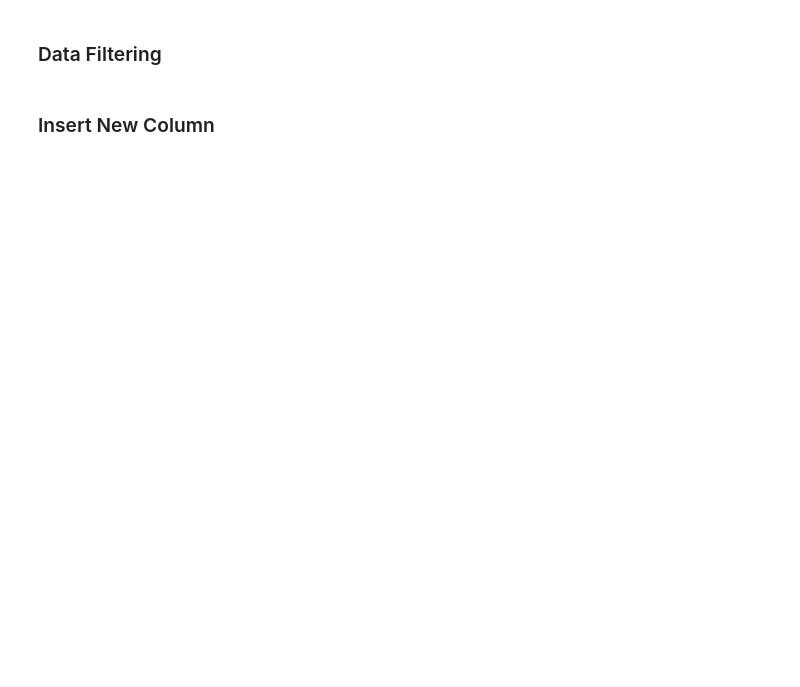
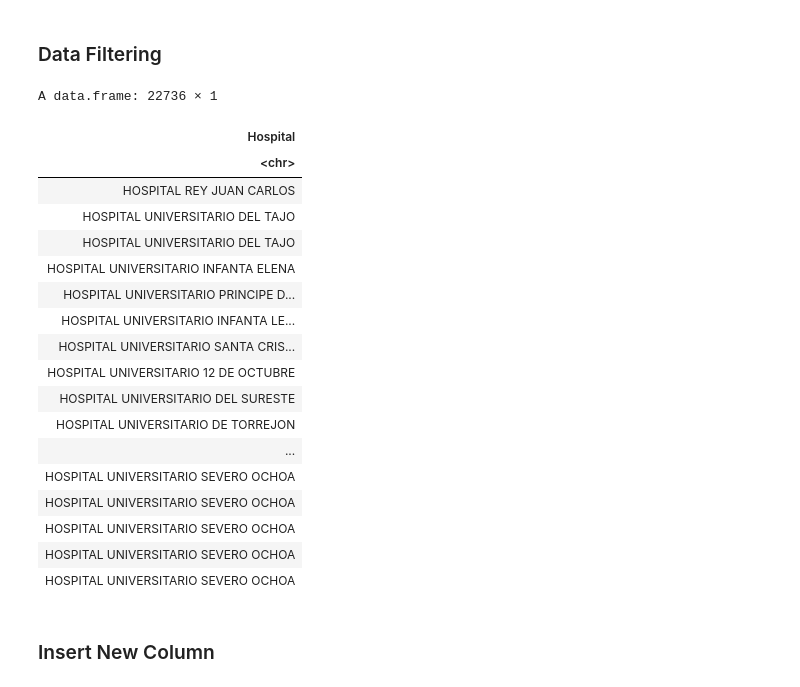
Before and after one commit to URJCDSLab/CitizenLab-Research-and-Development, a Jupyter notebook: casos_urjc/notebooks/dominios_II_y_III/25_listas_espera/14.- Feature Data Transform_25_01_listas_espera_v_01.ipynb, the cells around one changed output. Drawn from its saved outputs; the diff is of its cells as text; code cells hidden in the pictures; blank space fills up the shorter version.

```diff
--- a/casos_urjc/notebooks/dominios_II_y_III/25_listas_espera/14.- Feature Data Transform_25_01_listas_espera_v_01.ipynb
+++ b/casos_urjc/notebooks/dominios_II_y_III/25_listas_espera/14.- Feature Data Transform_25_01_listas_espera_v_01.ipynb
@@ -118,7 +169,27 @@ data |> select(1)
 # %% [markdown]
 ### Data Filtering
 # %%
-data |> filter(ano = 2021)
+data |> filter(ano == 2021) |> select(1)
+# %% [output]
+A data.frame: 22736 × 1
+| Hospital |
+| <chr> |
+| HOSPITAL REY JUAN CARLOS |
+| HOSPITAL UNIVERSITARIO DEL TAJO |
+| HOSPITAL UNIVERSITARIO DEL TAJO |
+| HOSPITAL UNIVERSITARIO INFANTA ELENA |
+| HOSPITAL UNIVERSITARIO PRINCIPE D... |
+| HOSPITAL UNIVERSITARIO INFANTA LE... |
+| HOSPITAL UNIVERSITARIO SANTA CRIS... |
+| HOSPITAL UNIVERSITARIO 12 DE OCTUBRE |
+| HOSPITAL UNIVERSITARIO DEL SURESTE |
+| HOSPITAL UNIVERSITARIO DE TORREJON |
+| ... |
+| HOSPITAL UNIVERSITARIO SEVERO OCHOA |
+| HOSPITAL UNIVERSITARIO SEVERO OCHOA |
+| HOSPITAL UNIVERSITARIO SEVERO OCHOA |
+| HOSPITAL UNIVERSITARIO SEVERO OCHOA |
+| HOSPITAL UNIVERSITARIO SEVERO OCHOA |
 # %% [markdown]
 ### Insert New Column
 # %%
```
Also changed, not shown: parts of 39 cells of this notebook, 2 other files.
